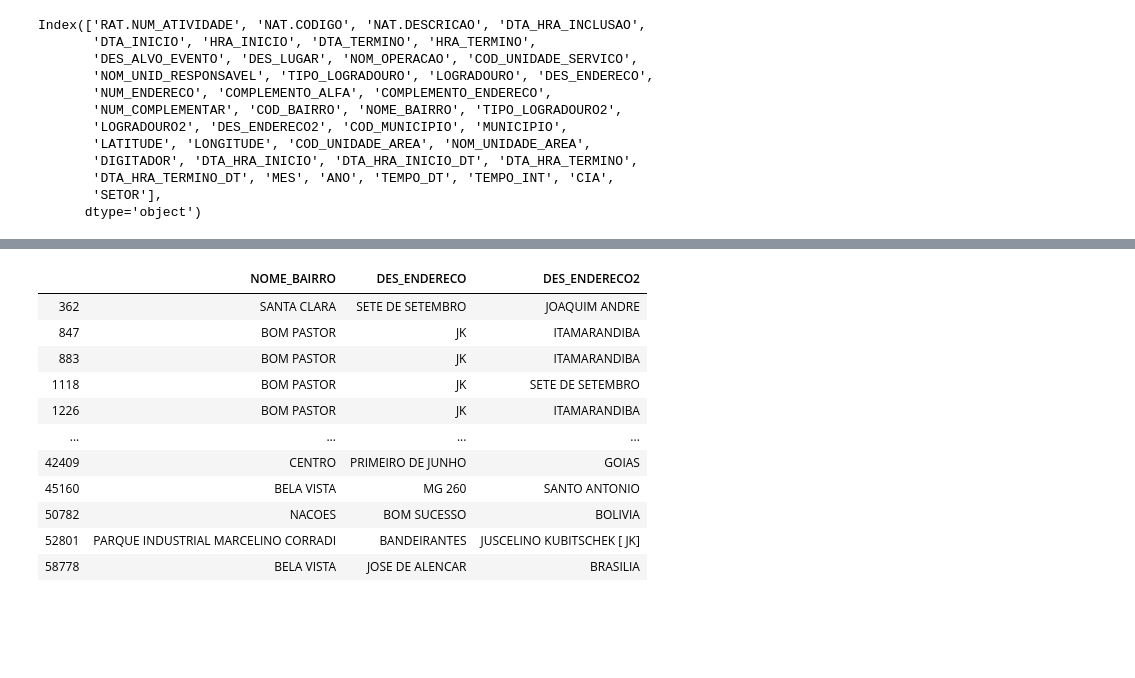
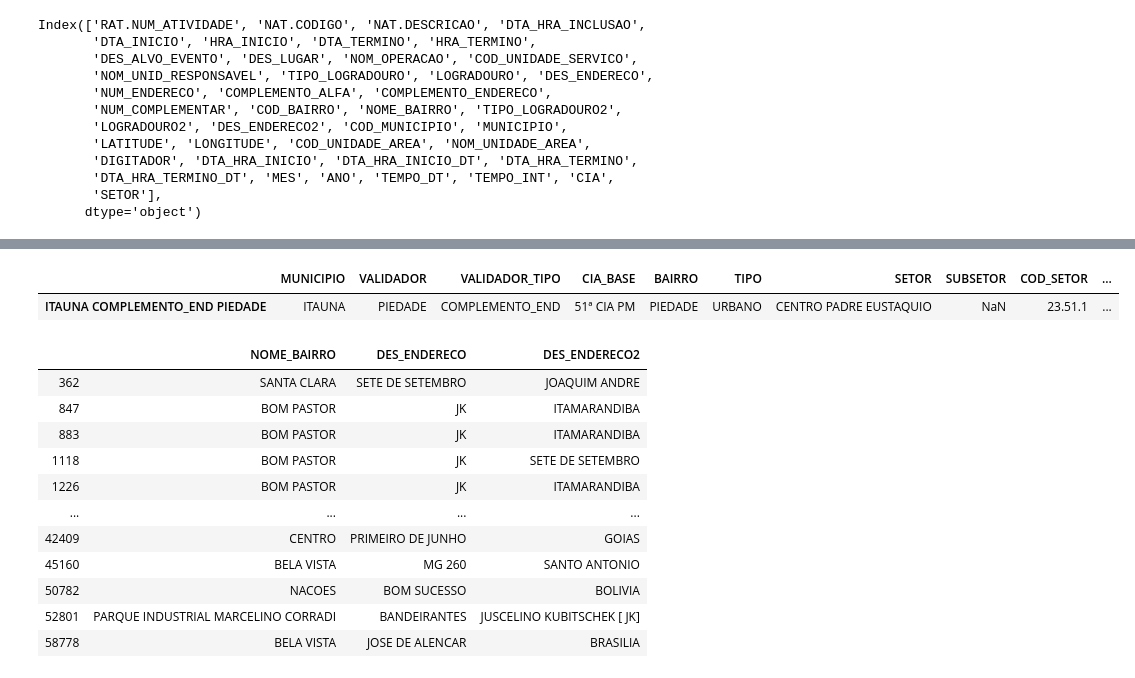
Before and after one commit to WENDEL4891/gdo-pandas, a Jupyter notebook: Vários CSVs para Banco de Dados.ipynb, the cells around one changed output, grey strips where cells are left out. Cells and saved outputs as stored; diff of their text form; code cells hidden in the pictures; blank space fills up the shorter version.

```diff
--- a/Vários CSVs para Banco de Dados.ipynb
+++ b/Vários CSVs para Banco de Dados.ipynb
@@ -247,3 +290,10 @@ df_classif.shape
+# %%
+df_classif[
+    df_classif['VALIDADOR'] == 'PIEDADE'
+]
+# %% [output]
+|  | MUNICIPIO | VALIDADOR | VALIDADOR_TIPO | CIA_BASE | BAIRRO | TIPO | SETOR | SUBSETOR | COD_SETOR | ... |
+| ITAUNA COMPLEMENTO_END PIEDADE | ITAUNA | PIEDADE | COMPLEMENTO_END | 51ª CIA PM | PIEDADE | URBANO | CENTRO PADRE EUSTAQUIO | NaN | 23.51.1 | ... |
 # %%
 df_acum[df_acum['DES_ENDERECO2'] != ""][['NOME_BAIRRO', 'DES_ENDERECO', 'DES_ENDERECO2' ]]
 # %% [output]
```
Also changed, not shown: parts of 11 cells of this notebook.
